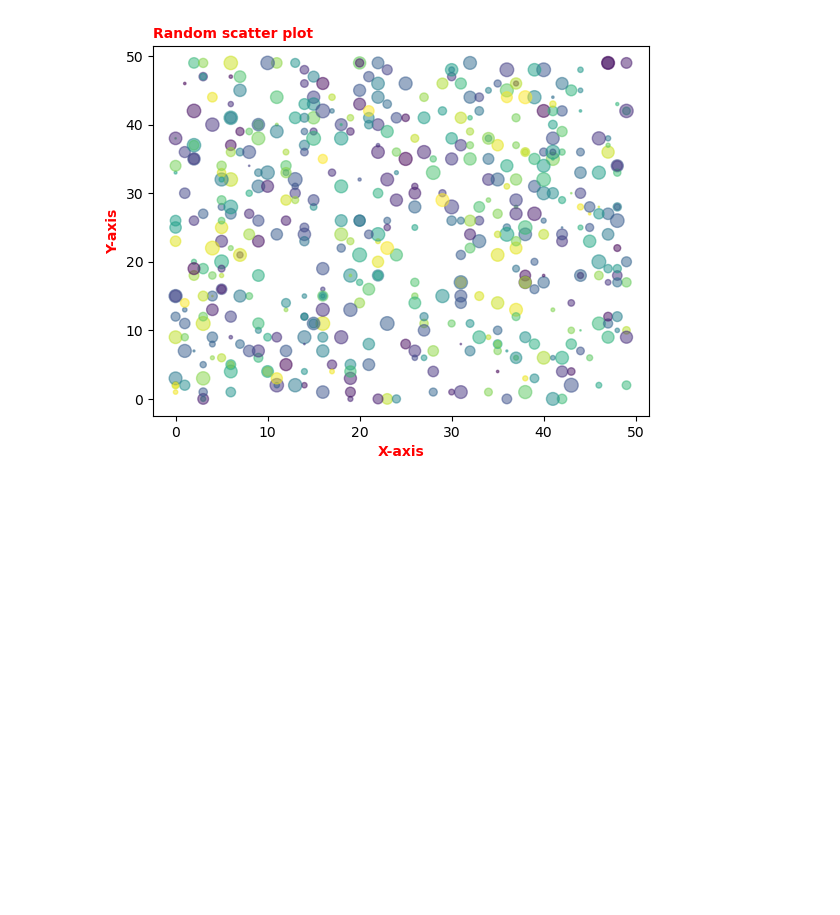
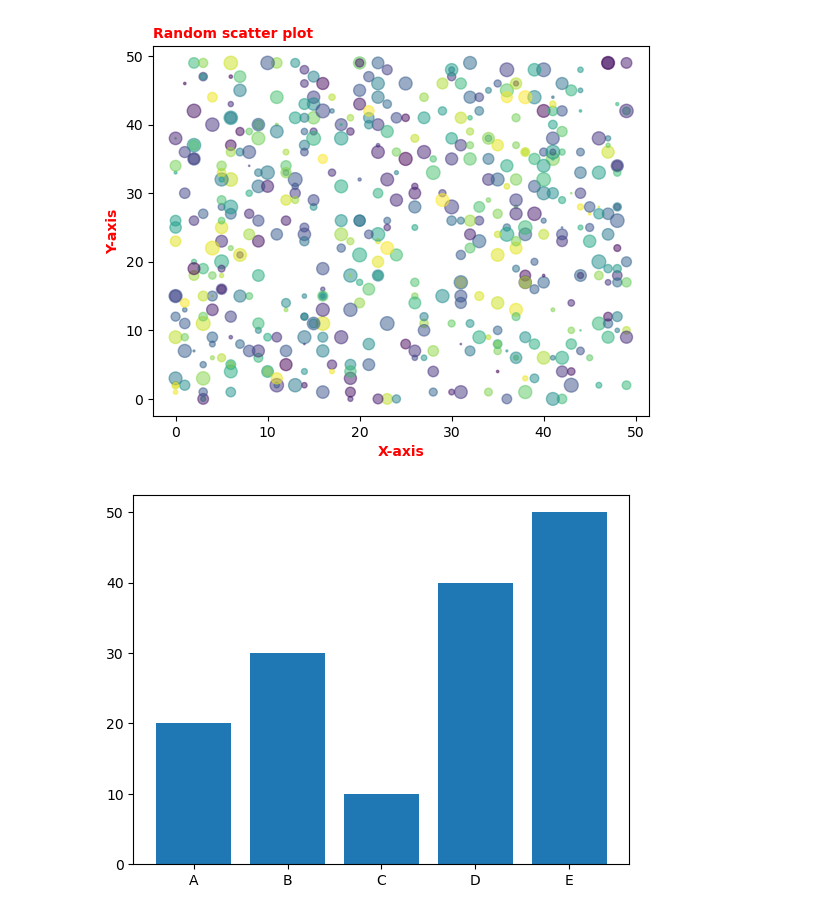
Before and after one commit to Joelson-Dieter/JupyterNotebook.ipynb, a Jupyter notebook: matplotlib.ipynb/marker.ipynb, the cells around one changed output. Saved outputs shown, nothing was run; the diff lists cells and outputs as text; code cells hidden in the pictures; blank space fills up the shorter version.

```diff
--- a/matplotlib.ipynb/marker.ipynb
+++ b/matplotlib.ipynb/marker.ipynb
@@ -680,3 +680,17 @@ plt.scatter(x, y, c=colors, cmap='viridis',s=sizes,alpha = 0.5)
 plt.show()
 # %% [output]
 [figure]
+# %%
+import matplotlib.pyplot as plt
+
+import numpy as np
+
+x = np.array (['A', 'B', 'C', 'D', 'E'])
+
+y = np.array([20, 30, 10, 40, 50])
+
+plt.bar(x,y)
+
+plt.show()
+# %% [output]
+[figure, added]
```
Also changed, not shown: parts of 12 cells of this notebook.
